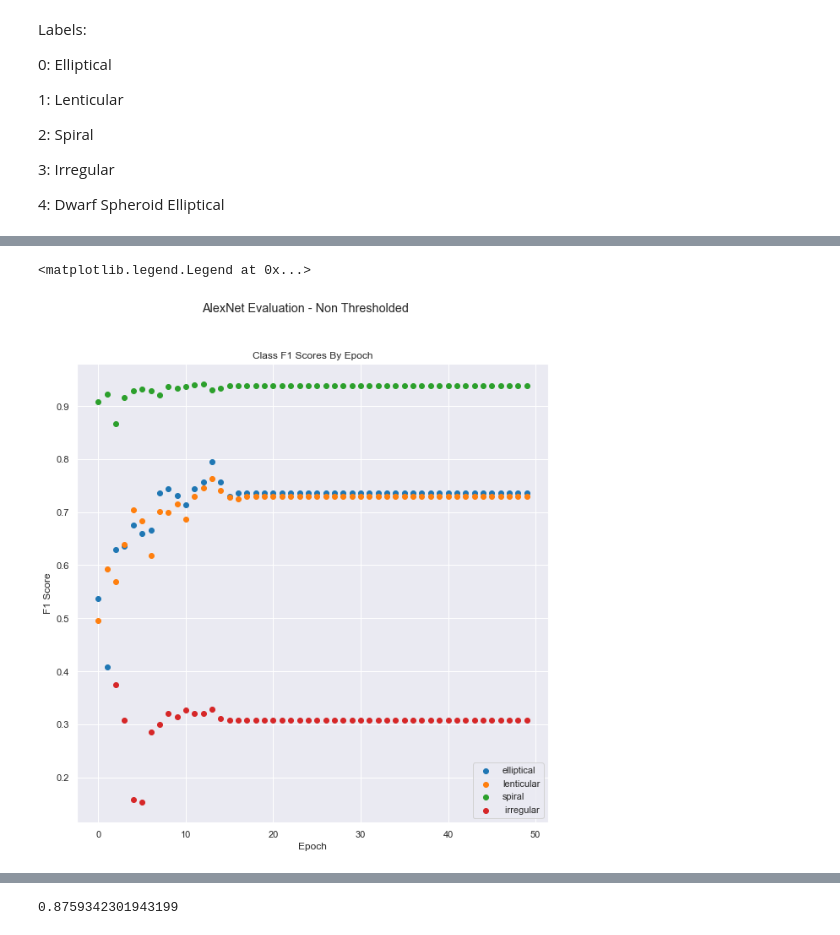
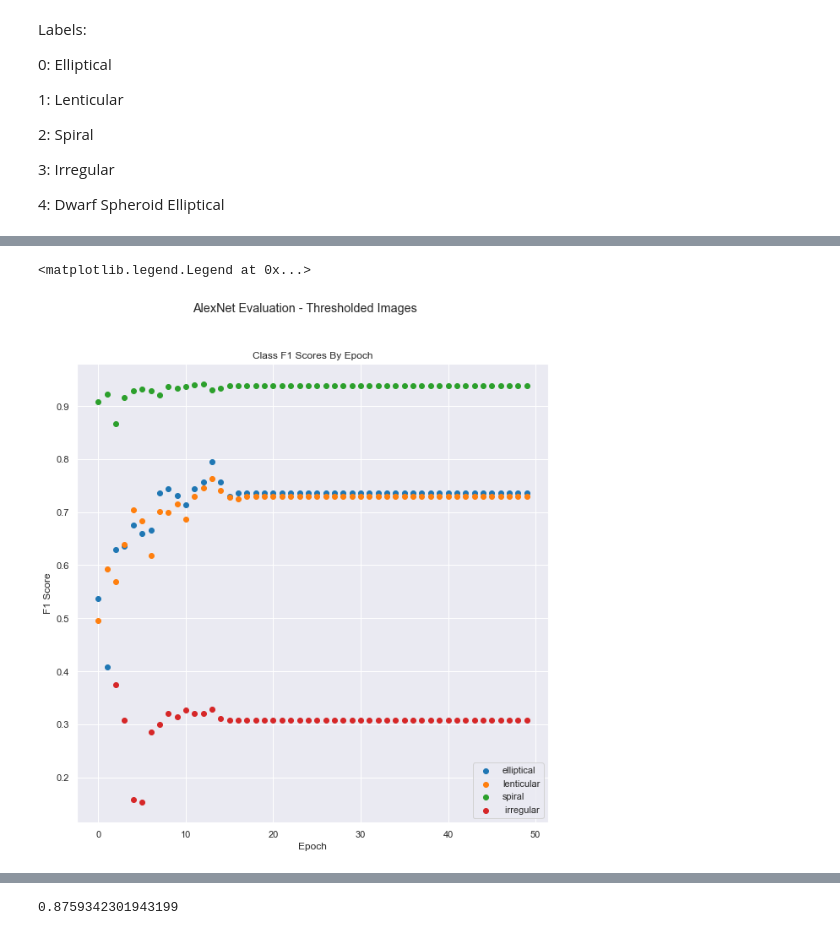
Before and after one commit to frankmaayn/galaxy_computer_vision_with_EFIGI_data, a Jupyter notebook: Notebooks/AlexNet_Eval_Threshold.ipynb, the cells around one changed output, grey strips where cells are left out. Saved outputs shown, nothing was run; the diff lists cells and outputs as text; code cells hidden in the pictures.

```diff
--- a/Notebooks/AlexNet_Eval_Threshold.ipynb
+++ b/Notebooks/AlexNet_Eval_Threshold.ipynb
@@ -69,24 +69,24 @@ ax.legend()
 # %%
 import seaborn as sns
 import pandas as pd
 import matplotlib.pyplot as plt
 sns.set_theme(style="darkgrid")
 sns.set_palette(sns.color_palette("tab10"))
 fig, ax = plt.subplots(figsize=(10, 10))
-fig.suptitle('AlexNet Evaluation - Non Thresholded')
+fig.suptitle('AlexNet Evaluation - Thresholded Images')
 ax.set_title("Class F1 Scores By Epoch")
 ax.set_xlabel("Epoch")
 ax.set_ylabel("F1 Score")
 for label in range(len(epoch_metrics["epoch_f1"])):
     num_epochs = range(len(epoch_metrics["epoch_f1"][label]))
     precisions = epoch_metrics["epoch_f1"][label]
     df = pd.DataFrame(data={"x": num_epochs, "y": precisions})
     plt.scatter(num_epochs, precisions, label=label_names[label])
 
 ax.legend()
 # %% [output]
 <matplotlib.legend.Legend at 0x...>
-[figure, old version]
+[figure, new version]
 # %%
 sns.set_palette(sns.color_palette("tab10"))
 fig, ax = plt.subplots(figsize=(10, 10))
```
Also changed, not shown: parts of 8 cells of this notebook.
